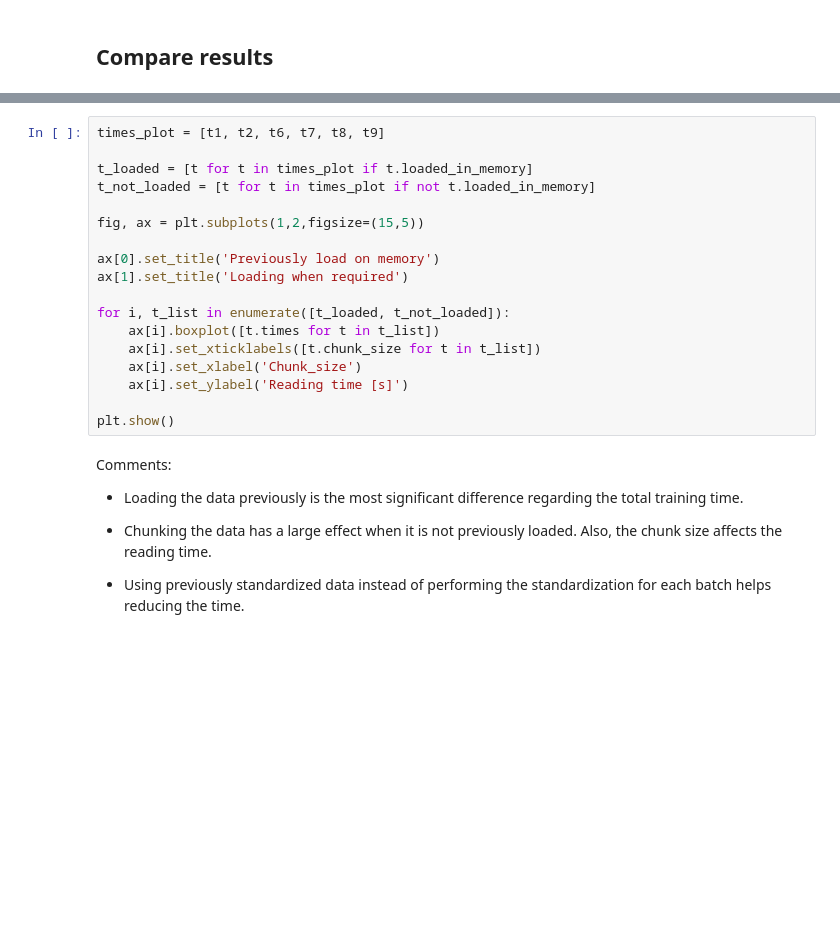
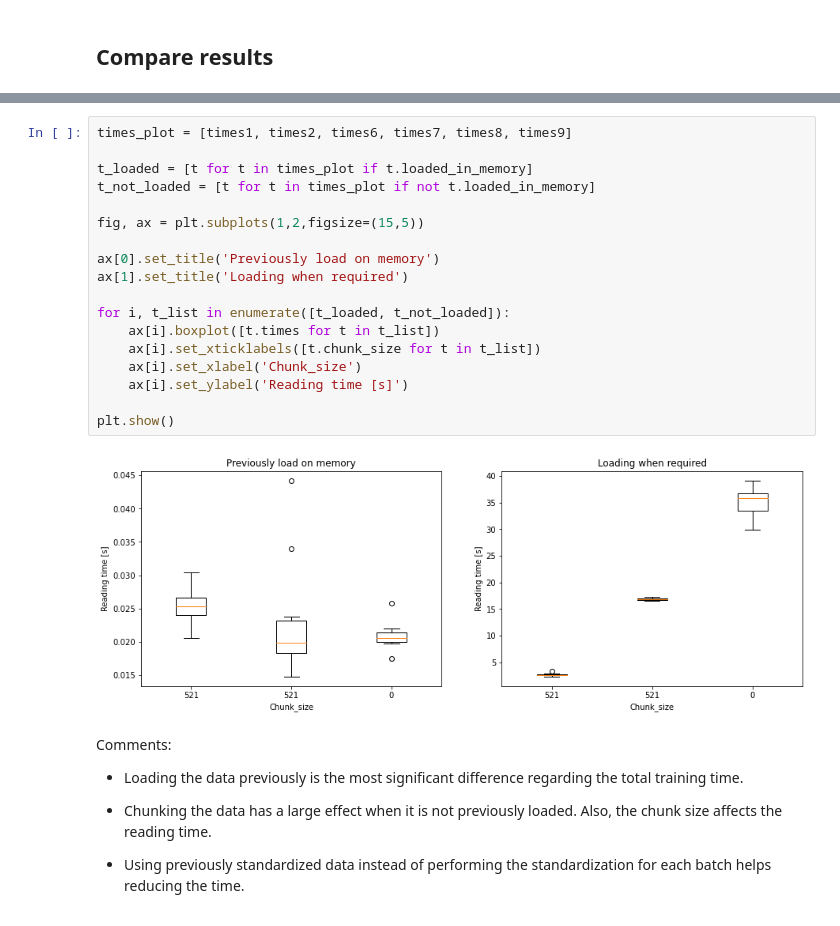
Before and after one commit to deepsphere/deepsphere-weather, a Jupyter notebook: notebooks/benchmark_training_time.ipynb, the cells around one changed output, grey strips where cells are left out. Drawn from its saved outputs; the diff is of its cells as text; blank space fills up the shorter version.

```diff
--- a/notebooks/benchmark_training_time.ipynb
+++ b/notebooks/benchmark_training_time.ipynb
@@ -717,21 +721,23 @@ plt.show()
 # %%
-times_plot = [t1, t2, t6, t7, t8, t9]
+times_plot = [times1, times2, times6, times7, times8, times9]
 
 t_loaded = [t for t in times_plot if t.loaded_in_memory]
 t_not_loaded = [t for t in times_plot if not t.loaded_in_memory]
 
 fig, ax = plt.subplots(1,2,figsize=(15,5))
 
 ax[0].set_title('Previously load on memory')
 ax[1].set_title('Loading when required')
 
 for i, t_list in enumerate([t_loaded, t_not_loaded]):
     ax[i].boxplot([t.times for t in t_list])
     ax[i].set_xticklabels([t.chunk_size for t in t_list])
     ax[i].set_xlabel('Chunk_size')
     ax[i].set_ylabel('Reading time [s]')
 
 plt.show()
+# %% [output]
+[figure, added]
 # %% [markdown]
 Comments:
 * Loading the data previously is the most significant difference regarding the total training time.
```
Also changed, not shown: parts of 13 cells of this notebook.
